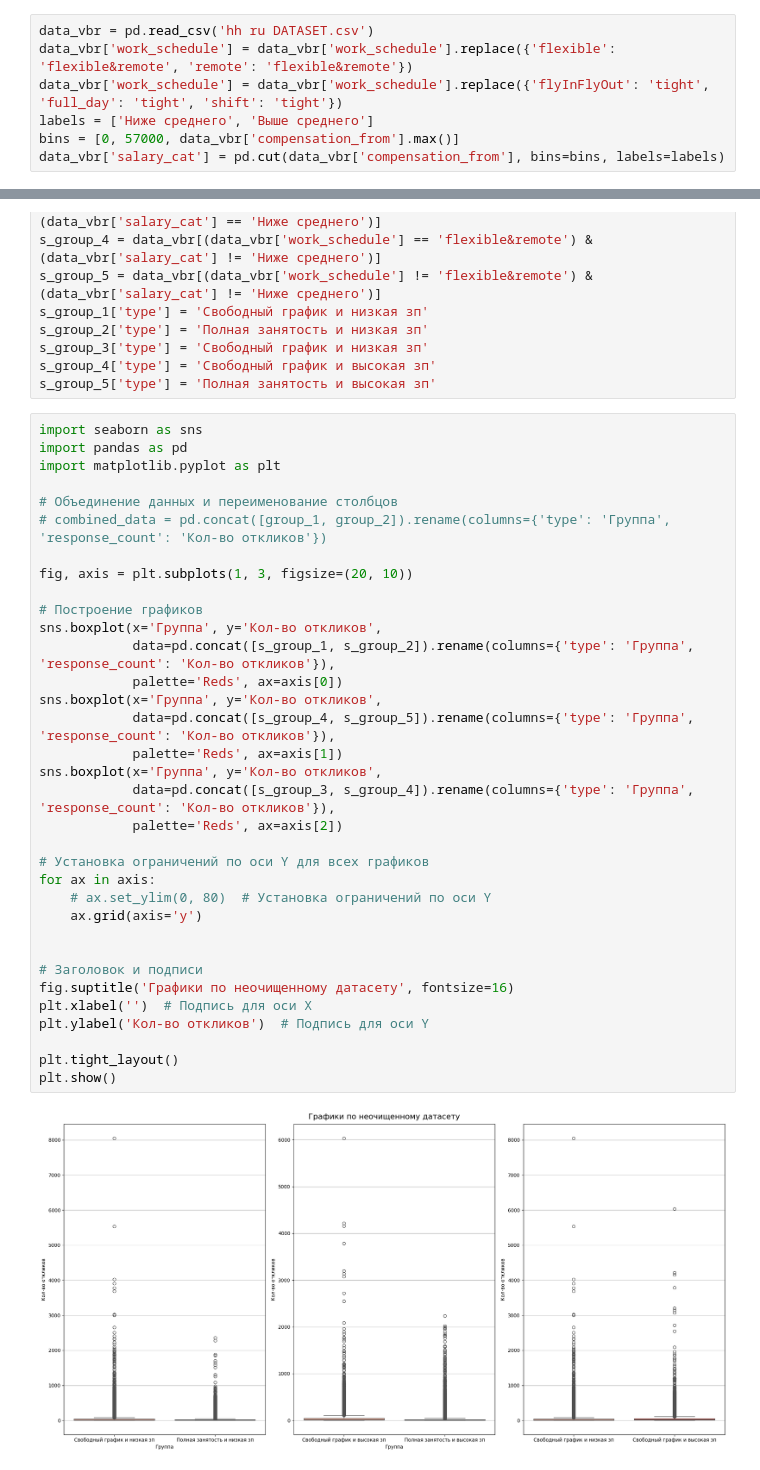
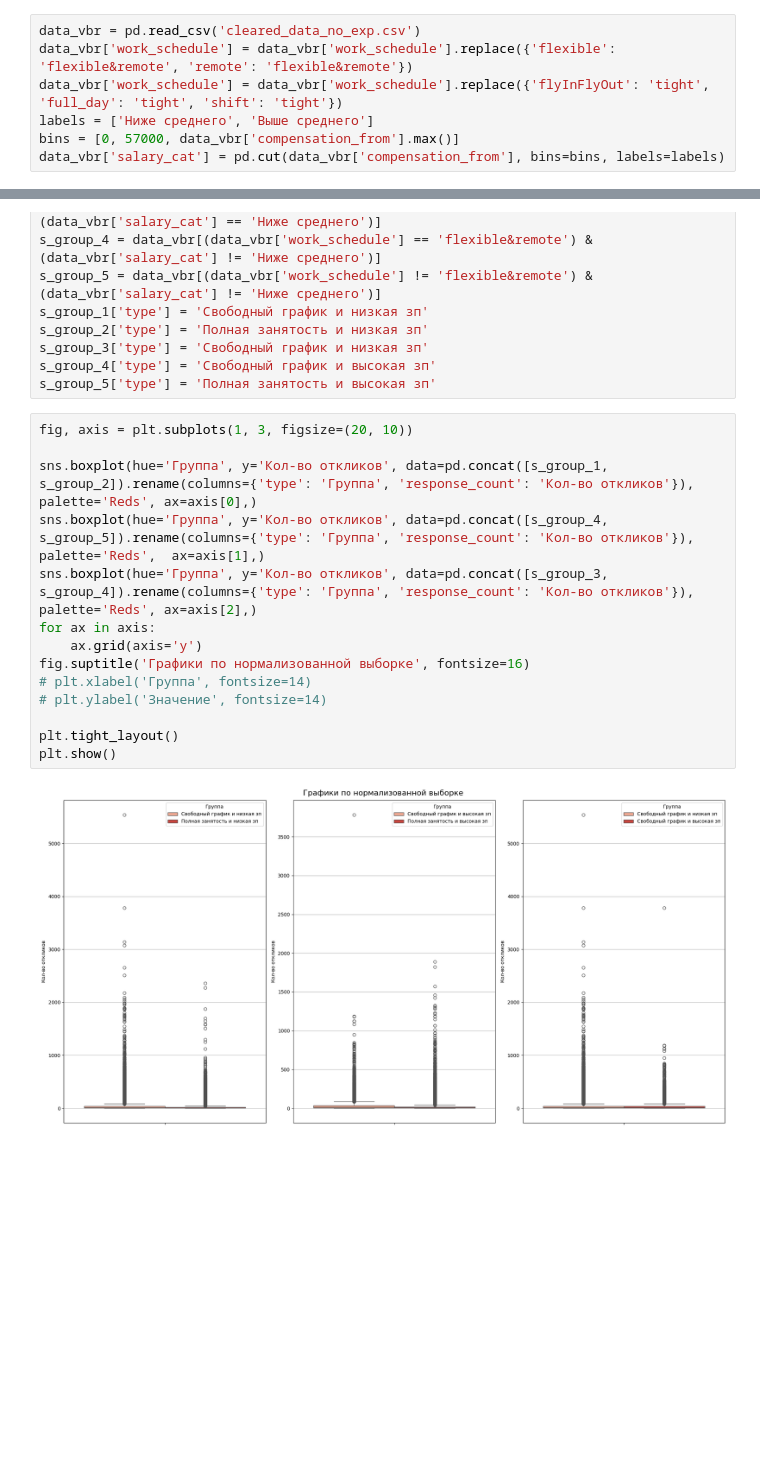
Before and after one commit to egor00777/hh.ru_data, a Jupyter notebook: analiz gipotezy.ipynb, the cells around one changed output, grey strips where cells are left out. Saved outputs shown, nothing was run; the diff lists cells and outputs as text; blank space fills up the shorter version.

```diff
--- a/analiz gipotezy.ipynb
+++ b/analiz gipotezy.ipynb
@@ -509,7 +422,7 @@ plt.show()
 # %% [markdown]
 # Выбросы
 # %%
-data_vbr = pd.read_csv('hh ru DATASET.csv')
+data_vbr = pd.read_csv('cleared_data_no_exp.csv')
 data_vbr['work_schedule'] = data_vbr['work_schedule'].replace({'flexible': 'flexible&remote', 'remote': 'flexible&remote'})
 data_vbr['work_schedule'] = data_vbr['work_schedule'].replace({'flyInFlyOut': 'tight', 'full_day': 'tight', 'shift': 'tight'})
 labels = ['Ниже среднего', 'Выше среднего']
@@ -527,41 +440,21 @@ s_group_3['type'] = 'Свободный график и низкая зп'
 s_group_4['type'] = 'Свободный график и высокая зп'
 s_group_5['type'] = 'Полная занятость и высокая зп'
 # %%
-import seaborn as sns
-import pandas as pd
-import matplotlib.pyplot as plt
-
-# Объединение данных и переименование столбцов
-# combined_data = pd.concat([group_1, group_2]).rename(columns={'type': 'Группа', 'response_count': 'Кол-во откликов'})
-
 fig, axis = plt.subplots(1, 3, figsize=(20, 10))
 
-# Построение графиков
-sns.boxplot(x='Группа', y='Кол-во откликов',
-            data=pd.concat([s_group_1, s_group_2]).rename(columns={'type': 'Группа', 'response_count': 'Кол-во откликов'}),
-            palette='Reds', ax=axis[0])
-sns.boxplot(x='Группа', y='Кол-во откликов',
-            data=pd.concat([s_group_4, s_group_5]).rename(columns={'type': 'Группа', 'response_count': 'Кол-во откликов'}),
-            palette='Reds', ax=axis[1])
-sns.boxplot(x='Группа', y='Кол-во откликов',
-            data=pd.concat([s_group_3, s_group_4]).rename(columns={'type': 'Группа', 'response_count': 'Кол-во откликов'}),
-            palette='Reds', ax=axis[2])
-
-# Установка ограничений по оси Y для всех графиков
+sns.boxplot(hue='Группа', y='Кол-во откликов', data=pd.concat([s_group_1, s_group_2]).rename(columns={'type': 'Группа', 'response_count': 'Кол-во откликов'}), palette='Reds', ax=axis[0],)
+sns.boxplot(hue='Группа', y='Кол-во откликов', data=pd.concat([s_group_4, s_group_5]).rename(columns={'type': 'Группа', 'response_count': 'Кол-во откликов'}), palette='Reds',  ax=axis[1],)
+sns.boxplot(hue='Группа', y='Кол-во откликов', data=pd.concat([s_group_3, s_group_4]).rename(columns={'type': 'Группа', 'response_count': 'Кол-во откликов'}), palette='Reds', ax=axis[2],)
 for ax in axis:
-    # ax.set_ylim(0, 80)  # Установка ограничений по оси Y
     ax.grid(axis='y')
-
-
-# Заголовок и подписи
-fig.suptitle('Графики по неочищенному датасету', fontsize=16)
-plt.xlabel('')  # Подпись для оси X
-plt.ylabel('Кол-во откликов')  # Подпись для оси Y
+fig.suptitle('Графики по нормализованной выборке', fontsize=16)
+# plt.xlabel('Группа', fontsize=14)
+# plt.ylabel('Значение', fontsize=14)
 
 plt.tight_layout()
 plt.show()
 # %% [output]
-[figure, old version]
+[figure, new version]
 # %%
 s_group_1['response_count'].mean(), s_group_2['response_count'].mean()
 # %% [output]
```
Also changed, not shown: parts of 53 cells of this notebook, 1 other file.
